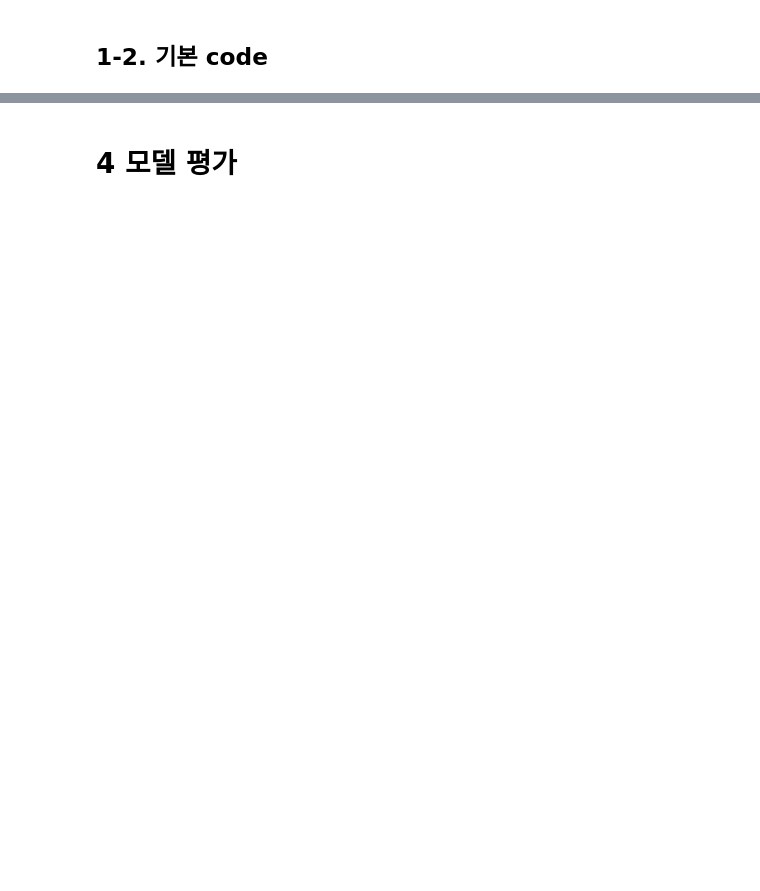
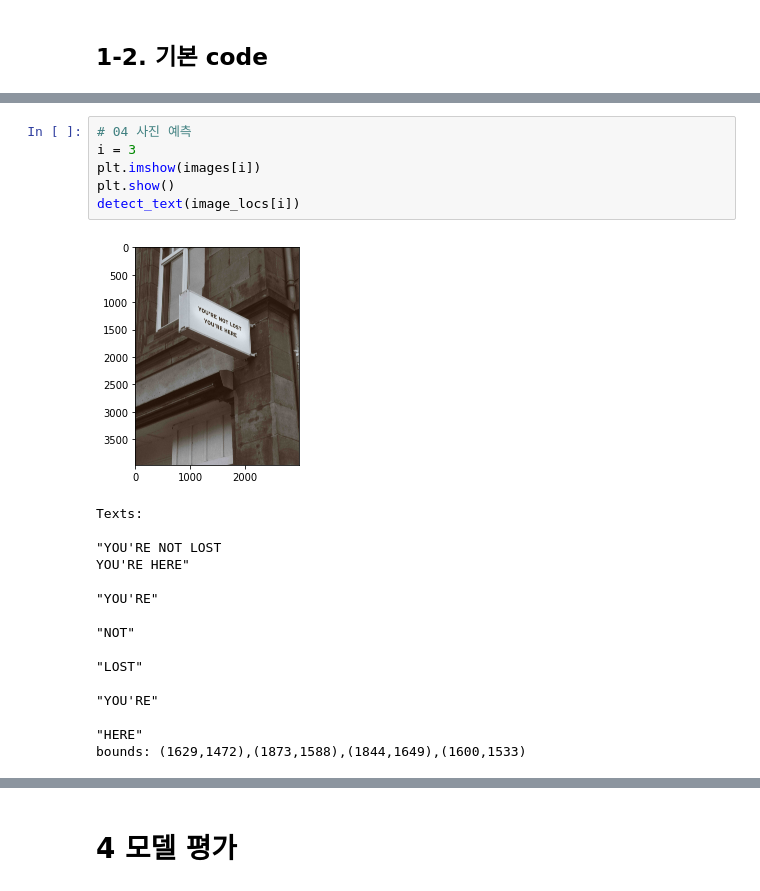
Before and after one commit to twelvesense/first-repository, a Jupyter notebook: ExplNode12.ipynb, the cells around one changed output, grey strips where cells are left out. Cells and saved outputs as stored; diff of their text form; blank space fills up the shorter version.

```diff
--- a/ExplNode12.ipynb
+++ b/ExplNode12.ipynb
@@ -716,0 +266,23 @@ Epoch 20/20
+# %%
+# 04 사진 예측
+i = 3
+plt.imshow(images[i])
+plt.show()
+detect_text(image_locs[i])
+# %% [output]
+[figure, added]
+Texts:
+
+"YOU'RE NOT LOST
+YOU'RE HERE"
+
+"YOU'RE"
+
+"NOT"
+
+"LOST"
+
+"YOU'RE"
+
+"HERE"
+bounds: (1629,1472),(1873,1588),(1844,1649),(1600,1533)
```
Also changed, not shown: parts of 84 cells of this notebook.
